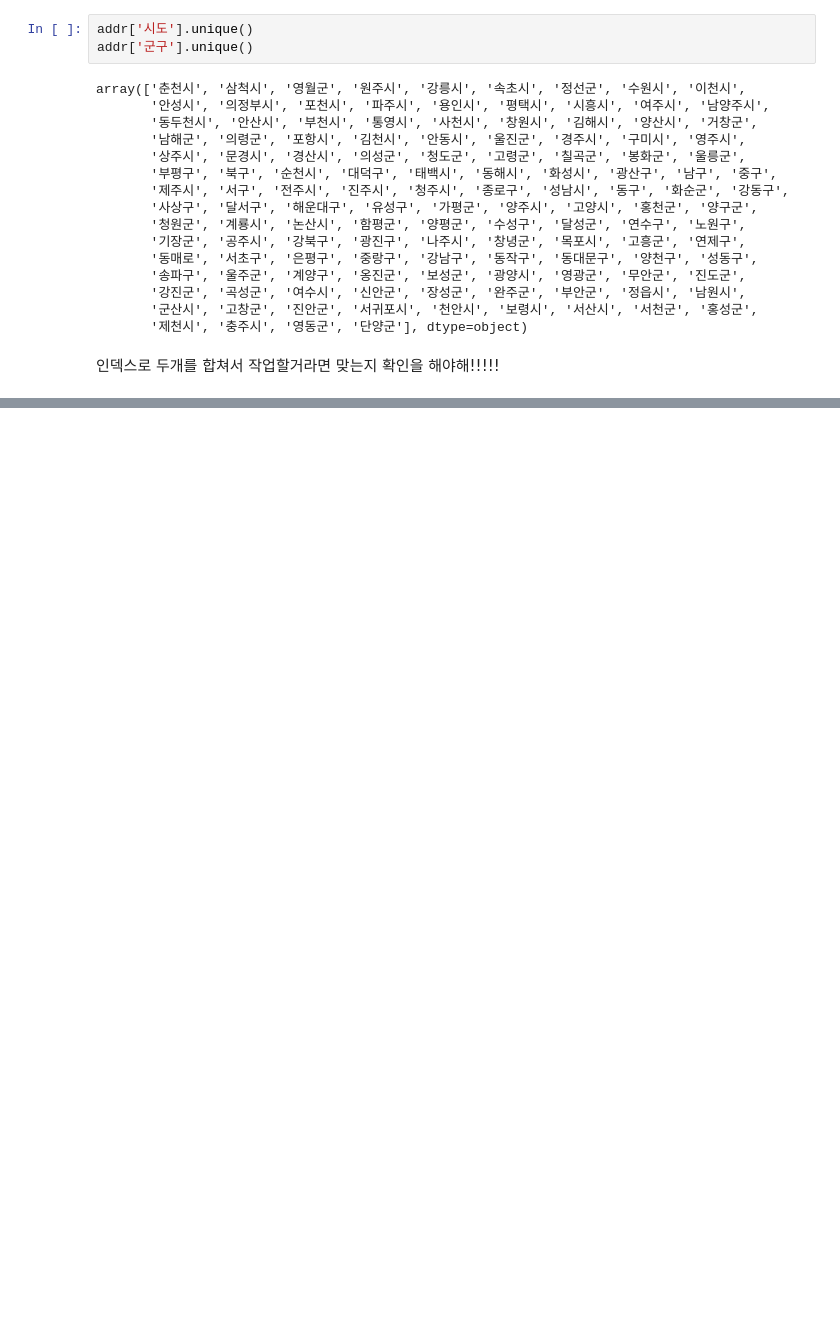
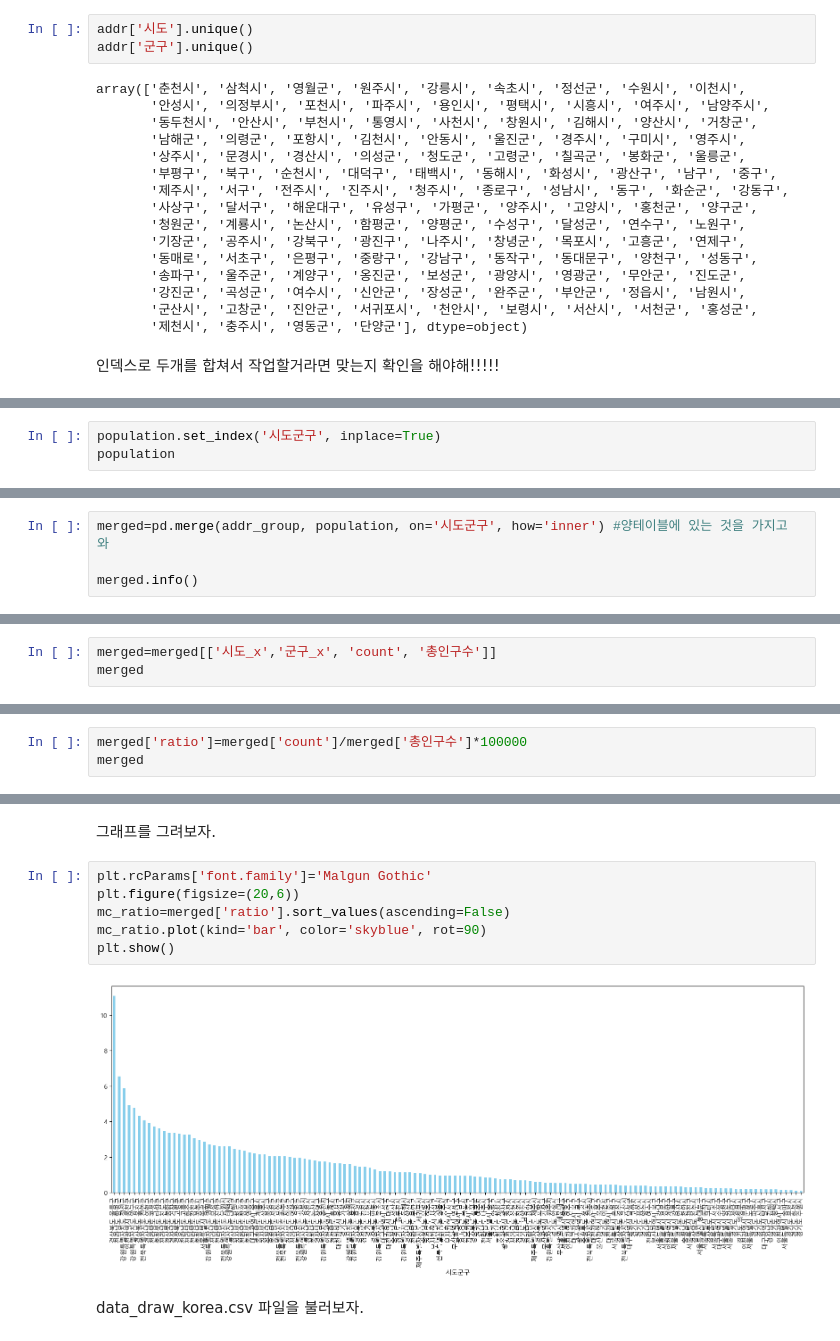
Before and after one commit to hoshibaby/Data_an, a Jupyter notebook: day07/실습_공공의료기관 현황분석.ipynb, the cells around one changed output, grey strips where cells are left out. Cells and saved outputs as stored; diff of their text form; blank space fills up the shorter version.

```diff
--- a/day07/실습_공공의료기관 현황분석.ipynb
+++ b/day07/실습_공공의료기관 현황분석.ipynb
@@ -285,0 +372,3 @@ array(['춘천시', '삼척시', '영월군', '원주시', '강릉시', '속초
+# %%
+population.set_index('시도군구', inplace=True)
+population
@@ -285,0 +397,4 @@ array(['춘천시', '삼척시', '영월군', '원주시', '강릉시', '속초
+# %%
+merged=pd.merge(addr_group, population, on='시도군구', how='inner') #양테이블에 있는 것을 가지고 와
+
+merged.info()
@@ -285,0 +466,3 @@ array(['춘천시', '삼척시', '영월군', '원주시', '강릉시', '속초
+# %%
+merged=merged[['시도_x','군구_x', 'count', '총인구수']]
+merged
@@ -285,0 +487,3 @@ array(['춘천시', '삼척시', '영월군', '원주시', '강릉시', '속초
+# %%
+merged['ratio']=merged['count']/merged['총인구수']*100000
+merged
@@ -285,0 +510,12 @@ array(['춘천시', '삼척시', '영월군', '원주시', '강릉시', '속초
+# %% [markdown]
+그래프를 그려보자.
+# %%
+plt.rcParams['font.family']='Malgun Gothic'
+plt.figure(figsize=(20,6))
+mc_ratio=merged['ratio'].sort_values(ascending=False)
+mc_ratio.plot(kind='bar', color='skyblue', rot=90)
+plt.show()
+# %% [output]
+[figure, added]
+# %% [markdown]
+data_draw_korea.csv 파일을 불러보자.
```
Also changed, not shown: parts of 53 cells of this notebook, 5 other files.
